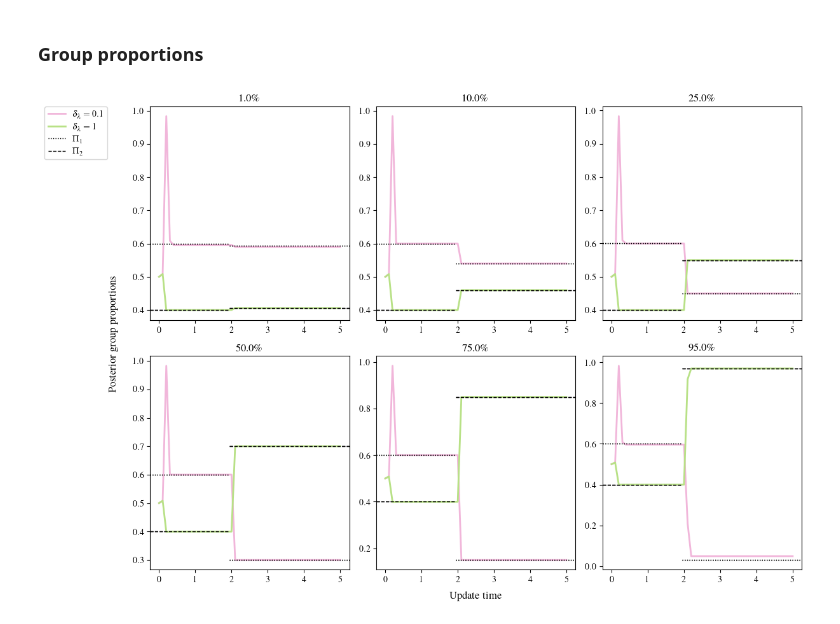
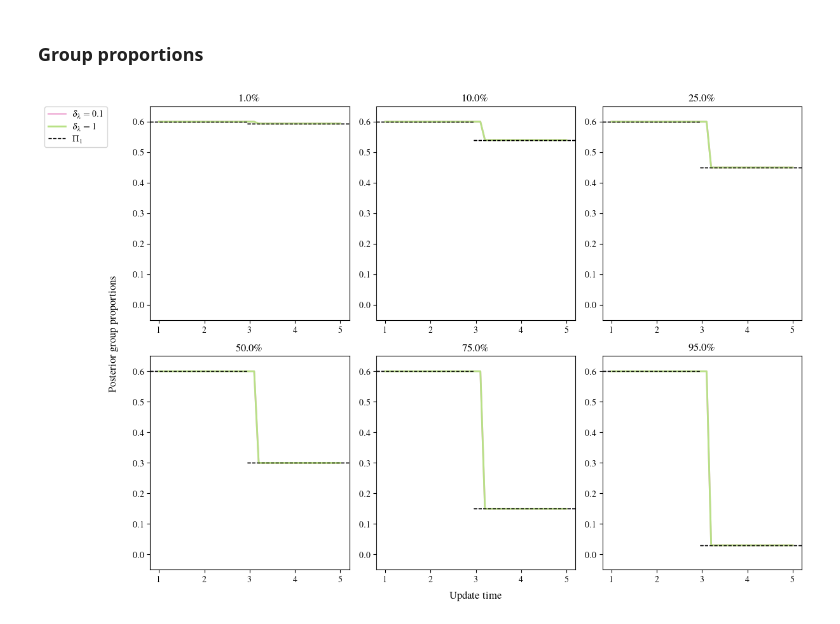
Before and after one commit to joshcorneck/dynamicBHPP, a Jupyter notebook: analyses/simulation_studies/simulation_output/simulation_study_1/output_analysis_1.ipynb, the cells around one changed output. Saved outputs shown, nothing was run; the diff lists cells and outputs as text; code cells hidden in the pictures.

```diff
--- a/analyses/simulation_studies/simulation_output/simulation_study_1/output_analysis_1.ipynb
+++ b/analyses/simulation_studies/simulation_output/simulation_study_1/output_analysis_1.ipynb
@@ -291,8 +219,16 @@ for sim in range(14):
     )
     pred_group_1_prop_sim = []
     for run in range(50):
-        tau_list = data_dict['tau']
-        pred_group_1_prop_time = tau_list[run].mean(axis=1)[:, 1]
+        group_memberships = data_dict['group_memberships']
+        pred_group_1_prop_time = group_memberships[run].mean(axis=1)
+
+        # Adjust for labelling differences
+        group_1_dist = abs(pred_group_1_prop_time[0] - 0.6)
+        group_2_dist = abs(pred_group_1_prop_time[0] - 0.4)
+        group_1_dist_max = group_1_dist > group_2_dist
+
+        if group_1_dist_max:
+            pred_group_1_prop_time = 1 - pred_group_1_prop_time
         pred_group_1_prop_sim.append(pred_group_1_prop_time)
     df_group_prop.loc[sim, 'pred_group_1_props'] = np.stack(pred_group_1_prop_sim).mean(axis=0)
 # %%
@@ -315,48 +251,43 @@ for i in range(2):
                         ].index[0]
             pred_group_1_props = df_group_prop.loc[index, 'pred_group_1_props']
             if delta == 0.1:
-                line1 = axs[i,j].plot(np.arange(0, 5 + 0.1, 0.1), pred_group_1_props,
+                line1 = axs[i,j].plot(np.arange(1, 5 + 0.1, 0.1), pred_group_1_props,
                               color = colours[1], linewidth=2)
                 axs[i,j].set_title(fr"{group_1_props[group_1_count] * 100}\%", fontsize=12)
             if delta == 1:
-                line2 = axs[i,j].plot(np.arange(0, 5 + 0.1, 0.1), pred_group_1_props,
+                line2 = axs[i,j].plot(np.arange(1, 5 + 0.1, 0.1), pred_group_1_props,
                               color = colours[2], linewidth=2)
                 axs[i,j].set_title(fr"{group_1_props[group_1_count] * 100}\%", fontsize=12)
 
             # Plot true group props
-            line3 = axs[i,j].axhline(df_group_prop.loc[index, 'true_group_prop'][0],
-                             xmin=0, xmax=2/5,
-                             linewidth=1, linestyle='--', color='black');
-            axs[i,j].axhline(df_group_prop.loc[index, 'true_group_prop'][1],
-                             xmin=2/5, xmax=1,
+            x_change_prop = (int(3 / 0.1) - int(1 / 0.1)) / len(np.arange(1, 5 + 0.1, 0.1))
+            line3 = axs[i,j].axhline((1 - df_group_prop.loc[index, 'true_group_prop'][0]),
+                             xmin=0, xmax=x_change_prop,
                             linewidth=1, linestyle='--', color='black');
-            line4 = axs[i,j].axhline((1 - df_group_prop.loc[index, 'true_group_prop'][0]),
-                             xmin=0, xmax=2/5,
-                            linewidth=1, linestyle='dotted', color='black');
             axs[i,j].axhline((1 - df_group_prop.loc[index, 'true_group_prop'][1]),
-                             xmin=2/5, xmax=1,
-                            linewidth=1, linestyle='dotted', color='black');
+                             xmin=x_change_prop, xmax=1,
+                            linewidth=1, linestyle='--', color='black');
         if (i == 0) & (j == 0):
             legend_handles.append(line1[0])
             legend_labels.append(r"$\delta_\lambda = 0.1$")
             legend_handles.append(line2[0])
             legend_labels.append(r"$\delta_\lambda = 1$")
-            legend_handles.append(line4)
+            legend_handles.append(line3)
             legend_labels.append(r"$\Pi_1$")
-            legend_handles.append(line3)
-            legend_labels.append(r"$\Pi_2$")
+
+        axs[i,j].set_ylim([-0.05, 0.65])
 
 fig.text(0.56, -0.01, 'Update time', ha='center', fontsize=12)
 fig.text(0.085, 0.4, 'Posterior group proportions', ha='center',
          rotation='vertical', fontsize=12)
 
 # Add legend to the top left subplot
 axs[0, 0].legend(legend_handles, legend_labels, loc='upper left',
                  bbox_to_anchor=(-0.53, 1.0), borderaxespad=0.0)
 
 plt.tight_layout()
 
 plt.savefig("analyses/simulation_studies/simulation_output/simulation_study_1/plots/group_props.pdf",
             bbox_inches='tight')
 # %% [output]
-[figure, old version]
+[figure, new version]
```
Also changed, not shown: parts of 6 cells of this notebook, 3 other files.
